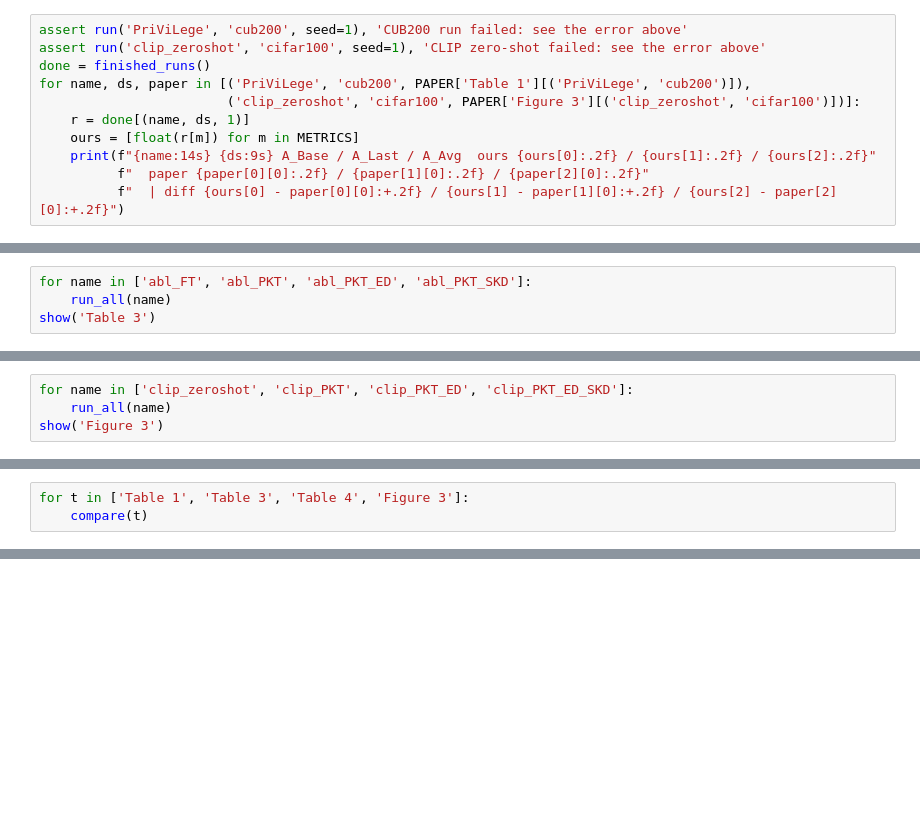
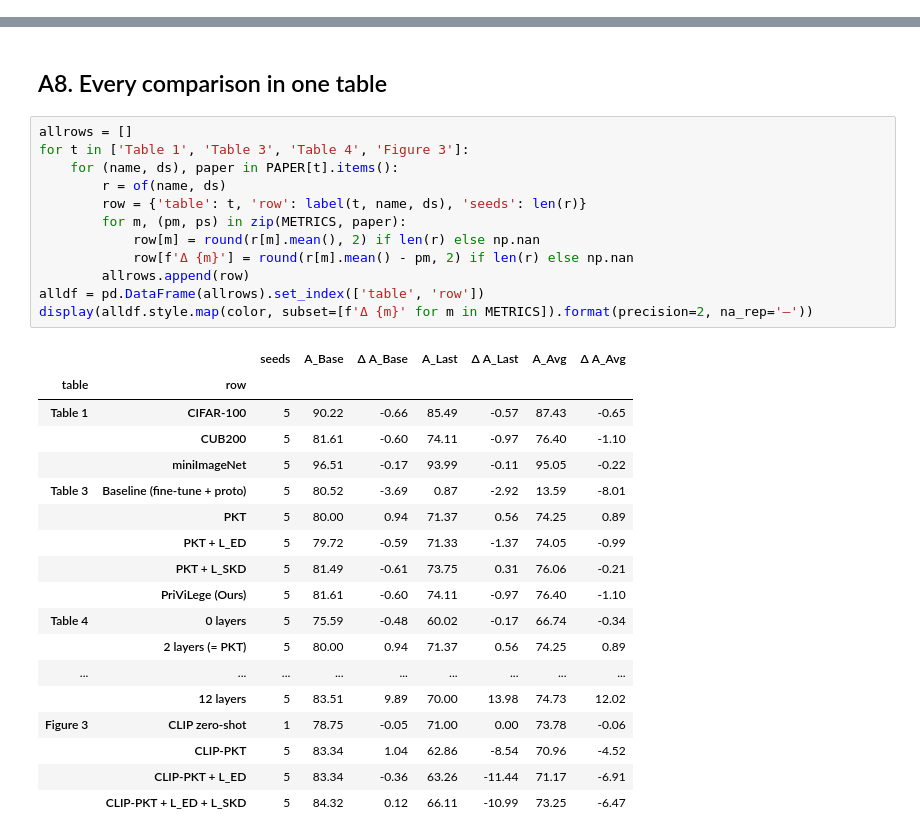
Before and after one commit to KU-VGI/PriViLege, a Jupyter notebook: colab/PriViLege_colab.ipynb, the cells around one changed output, grey strips where cells are left out. Saved outputs shown, nothing was run; the diff lists cells and outputs as text; blank space fills up the shorter version.

```diff
--- a/colab/PriViLege_colab.ipynb
+++ b/colab/PriViLege_colab.ipynb
@@ -587,11 +0,0 @@ paper means the code is working: continue with the tables (on RunPod if you like
-# %%
-assert run('PriViLege', 'cub200', seed=1), 'CUB200 run failed: see the error above'
-assert run('clip_zeroshot', 'cifar100', seed=1), 'CLIP zero-shot failed: see the error above'
-done = finished_runs()
-for name, ds, paper in [('PriViLege', 'cub200', PAPER['Table 1'][('PriViLege', 'cub200')]),
-                        ('clip_zeroshot', 'cifar100', PAPER['Figure 3'][('clip_zeroshot', 'cifar100')])]:
-    r = done[(name, ds, 1)]
-    ours = [float(r[m]) for m in METRICS]
-    print(f"{name:14s} {ds:9s} A_Base / A_Last / A_Avg  ours {ours[0]:.2f} / {ours[1]:.2f} / {ours[2]:.2f}"
-          f"  paper {paper[0][0]:.2f} / {paper[1][0]:.2f} / {paper[2][0]:.2f}"
-          f"  | diff {ours[0] - paper[0][0]:+.2f} / {ours[1] - paper[1][0]:+.2f} / {ours[2] - paper[2][0]:+.2f}")
@@ -629,4 +0,0 @@ show('Table 1')
-# %%
-for name in ['abl_FT', 'abl_PKT', 'abl_PKT_ED', 'abl_PKT_SKD']:
-    run_all(name)
-show('Table 3')
@@ -647,4 +0,0 @@ compiled files. The paper's values are read off the figure.
-# %%
-for name in ['clip_zeroshot', 'clip_PKT', 'clip_PKT_ED', 'clip_PKT_ED_SKD']:
-    run_all(name)
-show('Figure 3')
@@ -653,3 +0,0 @@ show('Figure 3')
-# %%
-for t in ['Table 1', 'Table 3', 'Table 4', 'Figure 3']:
-    compare(t)
@@ -661,0 +239,33 @@ Finished runs delete their `.pth` checkpoints automatically; this removes any le
+# %% [markdown]
+## A8. Every comparison in one table
+# %%
+allrows = []
+for t in ['Table 1', 'Table 3', 'Table 4', 'Figure 3']:
+    for (name, ds), paper in PAPER[t].items():
+        r = of(name, ds)
+        row = {'table': t, 'row': label(t, name, ds), 'seeds': len(r)}
+        for m, (pm, ps) in zip(METRICS, paper):
+            row[m] = round(r[m].mean(), 2) if len(r) else np.nan
+            row[f'Δ {m}'] = round(r[m].mean() - pm, 2) if len(r) else np.nan
+        allrows.append(row)
+alldf = pd.DataFrame(allrows).set_index(['table', 'row'])
+display(alldf.style.map(color, subset=[f'Δ {m}' for m in METRICS]).format(precision=2, na_rep='—'))
+# %% [output]
+|  |  | seeds | A_Base | Δ A_Base | A_Last | Δ A_Last | A_Avg | Δ A_Avg |
+| table | row |  |  |  |  |  |  |  |
+| Table 1 | CIFAR-100 | 5 | 90.22 | -0.66 | 85.49 | -0.57 | 87.43 | -0.65 |
+|  | CUB200 | 5 | 81.61 | -0.60 | 74.11 | -0.97 | 76.40 | -1.10 |
+|  | miniImageNet | 5 | 96.51 | -0.17 | 93.99 | -0.11 | 95.05 | -0.22 |
+| Table 3 | Baseline (fine-tune + proto) | 5 | 80.52 | -3.69 | 0.87 | -2.92 | 13.59 | -8.01 |
+|  | PKT | 5 | 80.00 | 0.94 | 71.37 | 0.56 | 74.25 | 0.89 |
+|  | PKT + L_ED | 5 | 79.72 | -0.59 | 71.33 | -1.37 | 74.05 | -0.99 |
+|  | PKT + L_SKD | 5 | 81.49 | -0.61 | 73.75 | 0.31 | 76.06 | -0.21 |
+|  | PriViLege (Ours) | 5 | 81.61 | -0.60 | 74.11 | -0.97 | 76.40 | -1.10 |
+| Table 4 | 0 layers | 5 | 75.59 | -0.48 | 60.02 | -0.17 | 66.74 | -0.34 |
+|  | 2 layers (= PKT) | 5 | 80.00 | 0.94 | 71.37 | 0.56 | 74.25 | 0.89 |
+| ... | ... | ... | ... | ... | ... | ... | ... | ... |
+|  | 12 layers | 5 | 83.51 | 9.89 | 70.00 | 13.98 | 74.73 | 12.02 |
+| Figure 3 | CLIP zero-shot | 1 | 78.75 | -0.05 | 71.00 | 0.00 | 73.78 | -0.06 |
+|  | CLIP-PKT | 5 | 83.34 | 1.04 | 62.86 | -8.54 | 70.96 | -4.52 |
+|  | CLIP-PKT + L_ED | 5 | 83.34 | -0.36 | 63.26 | -11.44 | 71.17 | -6.91 |
+|  | CLIP-PKT + L_ED + L_SKD | 5 | 84.32 | 0.12 | 66.11 | -10.99 | 73.25 | -6.47 |
```
Also changed, not shown: parts of 61 cells of this notebook, 5 other files.
